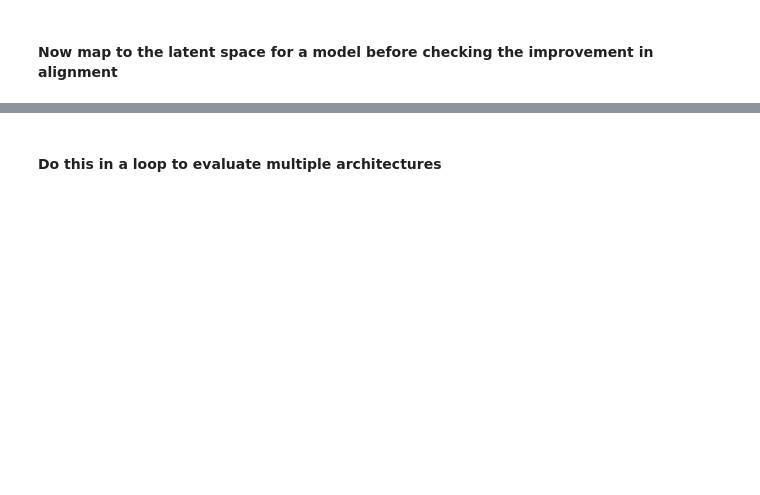
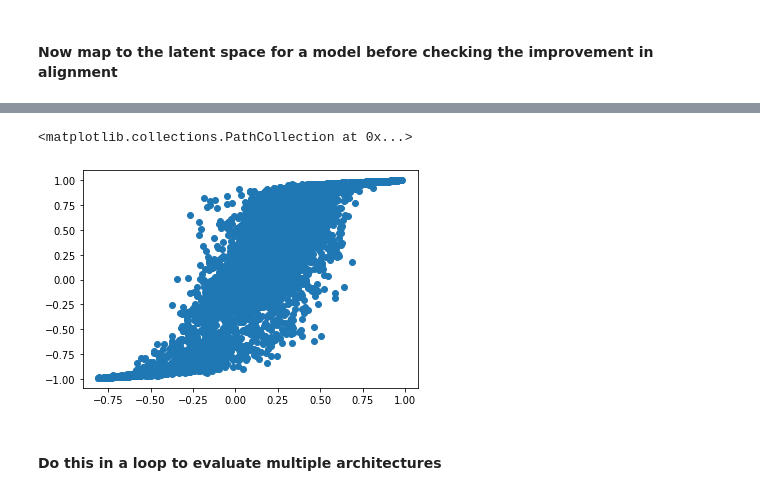
Before and after one commit to aaron-troy/HFpEF_drug_repurposing, a Jupyter notebook: code_results_evaluation/alignment_assessment_counts.ipynb, the cells around one changed output, grey strips where cells are left out. Cells and saved outputs as stored; diff of their text form; code cells hidden in the pictures; blank space fills up the shorter version.

```diff
--- a/code_results_evaluation/alignment_assessment_counts.ipynb
+++ b/code_results_evaluation/alignment_assessment_counts.ipynb
@@ -228,7 +237,7 @@ def get_latent_rep(native_vectors, model_path):
 # %% [markdown]
 #### Now map to the latent space for a model before checking the improvement in alignment
 # %%
-latent_vectors = get_latent_rep(lincs_vectors, "../trained_model_parameters/LeakyReLu/5.93e-06_counts150epoch_leakyReLu_960_1024_model_best.pth")
+latent_vectors = get_latent_rep(lincs_vectors, "../trained_model_parameters/LeakyReLu/3.35e-06_withHF_counts150epoch_leakyReLu_962_1024_model_best.pth")
 # %%
 mean_vectors_latent = get_mean_vec_from_control(latent_vectors, pert_cell_vector_dict, cnt_condition = "DMSO", batch_cor = True)
 # %%
@@ -243,3 +277,8 @@ plt.scatter([item for sublist in list(native_cos_sims.values()) for item in subl
+# %%
+plt.scatter(native_cos_sims.values(), latent_cos_sims.values())
+# %% [output]
+<matplotlib.collections.PathCollection at 0x...>
+[figure, added]
 # %% [markdown]
 #### Do this in a loop to evaluate multiple architectures
 # %%
```
Also changed, not shown: parts of 7 cells of this notebook, 5 other files.
